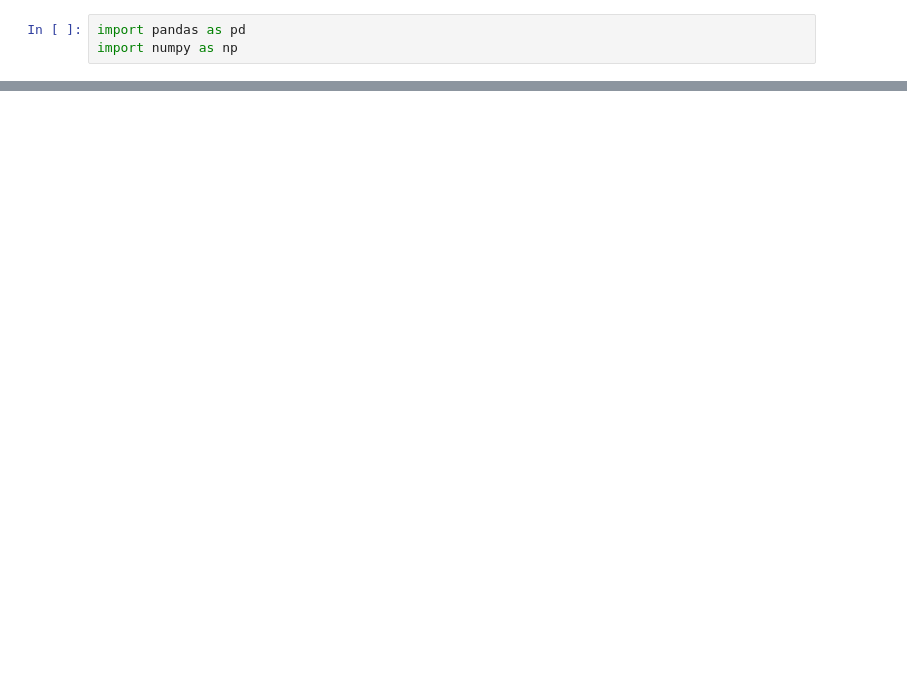
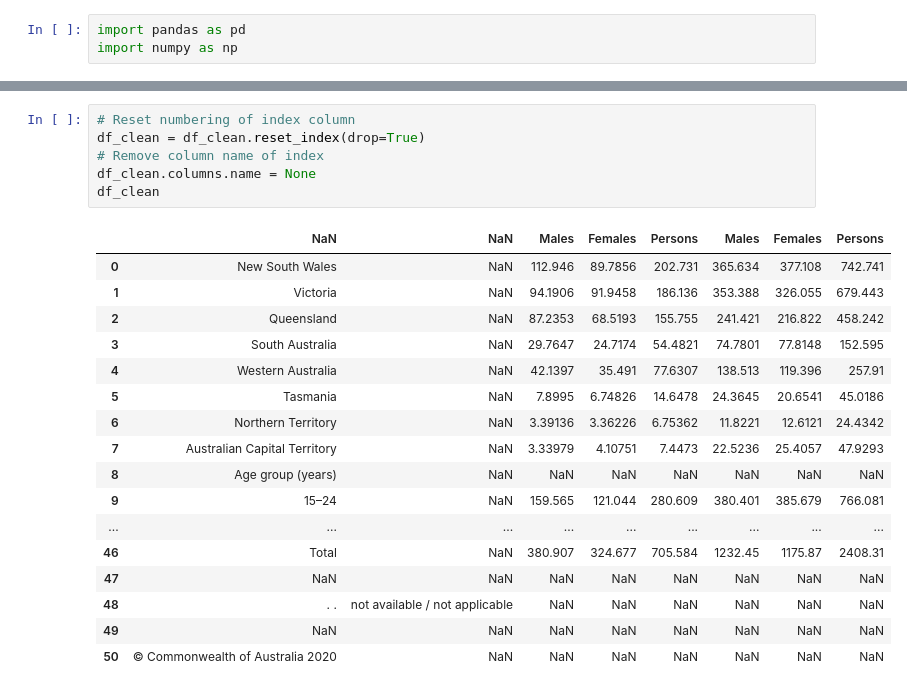
Before and after one commit to dianeyaneza/UWA-Data-Project-2-ETL-SkillsBridge, a Jupyter notebook: char_of_succesful_job_search.ipynb, the cells around one changed output, grey strips where cells are left out. Saved outputs shown, nothing was run; the diff lists cells and outputs as text; blank space fills up the shorter version.

```diff
--- a/char_of_succesful_job_search.ipynb
+++ b/char_of_succesful_job_search.ipynb
@@ -26,0 +72,24 @@ df
+# %%
+# Reset numbering of index column
+df_clean = df_clean.reset_index(drop=True)
+# Remove column name of index
+df_clean.columns.name = None
+df_clean
+# %% [output]
+|  | NaN | NaN | Males | Females | Persons | Males | Females | Persons |
+| 0 | New South Wales | NaN | 112.946 | 89.7856 | 202.731 | 365.634 | 377.108 | 742.741 |
+| 1 | Victoria | NaN | 94.1906 | 91.9458 | 186.136 | 353.388 | 326.055 | 679.443 |
+| 2 | Queensland | NaN | 87.2353 | 68.5193 | 155.755 | 241.421 | 216.822 | 458.242 |
+| 3 | South Australia | NaN | 29.7647 | 24.7174 | 54.4821 | 74.7801 | 77.8148 | 152.595 |
+| 4 | Western Australia | NaN | 42.1397 | 35.491 | 77.6307 | 138.513 | 119.396 | 257.91 |
+| 5 | Tasmania | NaN | 7.8995 | 6.74826 | 14.6478 | 24.3645 | 20.6541 | 45.0186 |
+| 6 | Northern Territory | NaN | 3.39136 | 3.36226 | 6.75362 | 11.8221 | 12.6121 | 24.4342 |
+| 7 | Australian Capital Territory | NaN | 3.33979 | 4.10751 | 7.4473 | 22.5236 | 25.4057 | 47.9293 |
+| 8 | Age group (years) | NaN | NaN | NaN | NaN | NaN | NaN | NaN |
+| 9 | 15–24 | NaN | 159.565 | 121.044 | 280.609 | 380.401 | 385.679 | 766.081 |
+| ... | ... | ... | ... | ... | ... | ... | ... | ... |
+| 46 | Total | NaN | 380.907 | 324.677 | 705.584 | 1232.45 | 1175.87 | 2408.31 |
+| 47 | NaN | NaN | NaN | NaN | NaN | NaN | NaN | NaN |
+| 48 | . . | not available / not applicable | NaN | NaN | NaN | NaN | NaN | NaN |
+| 49 | NaN | NaN | NaN | NaN | NaN | NaN | NaN | NaN |
+| 50 | © Commonwealth of Australia 2020 | NaN | NaN | NaN | NaN | NaN | NaN | NaN |
```
Also changed, not shown: parts of 5 cells of this notebook, 1 other file.
